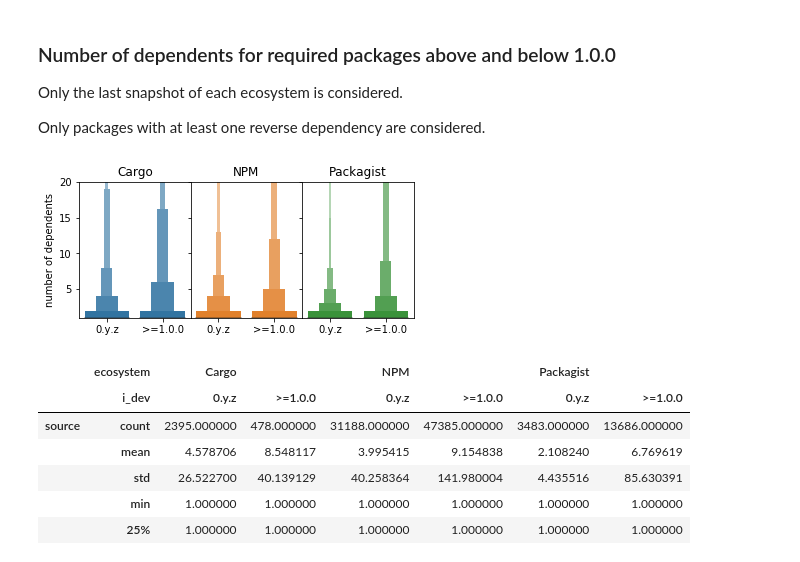
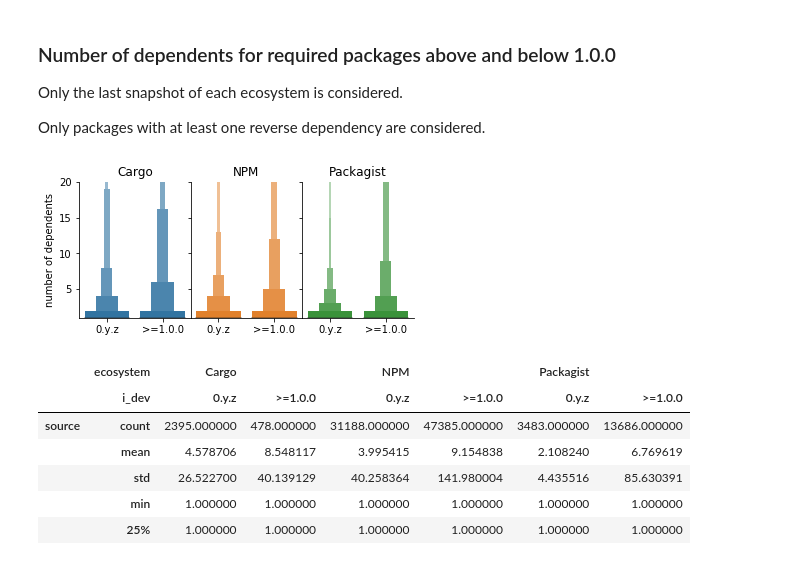
Before and after one commit to AlexandreDecan/secos-zero, a Jupyter notebook: notebooks/Magic zero.ipynb, the cells around one changed output. Cells and saved outputs as stored; diff of their text form; code cells hidden in the pictures.

```diff
--- a/notebooks/Magic zero.ipynb
+++ b/notebooks/Magic zero.ipynb
@@ -257,7 +257,7 @@ data = pandas.concat([
 _ = data.pipe(lambda s: s / s.sum()).T
 _.plot.bar(stacked=True, color=PAL_REL, linewidth=1, edgecolor=(0, 0, 0, 0.3), ax=ax)
 
-positions = [(0.07, 0.5, 0.91), (0.2, 0.68, 0.95), (0.48, 0.75, 0.95)]
+positions = [(0.07, 0.5, 0.91), (0.22, 0.68, 0.95), (0.30, 0.75, 0.95)]
 for i, ecosystem in enumerate(ECOSYSTEMS):
     for j, kind in enumerate(['no_zero', 'zero_no_one', 'zero_and_one']):
         ax.annotate('{:.1%}'.format(_.at[ecosystem, kind]), (i, positions[i][j]), ha='center', va='center')
@@ -265,14 +265,19 @@ for i, ecosystem in enumerate(ECOSYSTEMS):
 ax.set(
     xlabel='',
     ylabel='prop. of packages',
+    xlim=(-0.5, 3.5),
     ylim=(0, 1),
 )
+
+seaborn.despine(fig, top=True, right=True)
+
+# TODO: Add a Venn as legend?
 
 ax.legend(
     ax.get_legend_handles_labels()[0][::1],
     ['>=1.0.0', '0.y.z', 'both'][::1],
-    loc='lower right',
-    bbox_to_anchor=(1.01, -0.03),
+    loc='center right',
+    title='with releases',
 )
 
 ax.xaxis.set_tick_params(rotation=0)
@@ -606,13 +613,15 @@ for i, ecosystem in enumerate(ECOSYSTEMS):
             value = data.loc[ecosystem, kind][release]
             if kind == '0.y.z' and release == 'major':
                 continue
-            axes[j].annotate('{:.1%}'.format(value), (i, positions[i][j][k]), size=8, ha='center', va='center')
+            axes[j].annotate('{:.1%}'.format(value), (i + 0.03, positions[i][j][k]), ha='center', va='center')
 
 axes[0].legend(
     loc='lower center',
     ncol=3,
     bbox_to_anchor=(1, -0.32),
 )
+
+seaborn.despine(fig, top=True, right=True)
 
 axes[0].set(
     xlabel='',
@@ -658,34 +667,36 @@ fig, axes = matplotlib.pyplot.subplots(
     ncols=len(ECOSYSTEMS),
     sharex=False,
     sharey=True,
     gridspec_kw=dict(wspace=0)
 )
 
 for i, ecosystem in enumerate(ECOSYSTEMS):
     seaborn.boxenplot(
         y='source',
         x='i_dev',
         data=data[lambda d: d['ecosystem'] == ecosystem],
         order=['0.y.z', '>=1.0.0'],
         color=COLORS[ecosystem],
         ax=axes[i],
     )
 
     axes[i].set(
         title=ecosystem,
         xlabel='',
         ylabel=''
     )
 
+seaborn.despine(fig, top=True, right=True)
+
 axes[0].set(
     xlabel='',
     ylabel='number of dependents',
     ylim=(1, 20),
 )
 
 savefig(fig, 'usage_dependents')
 # %% [output]
-[figure, old version]
+[figure, new version]
 # %%
 (
     data
```
Also changed, not shown: parts of 3 cells of this notebook.
